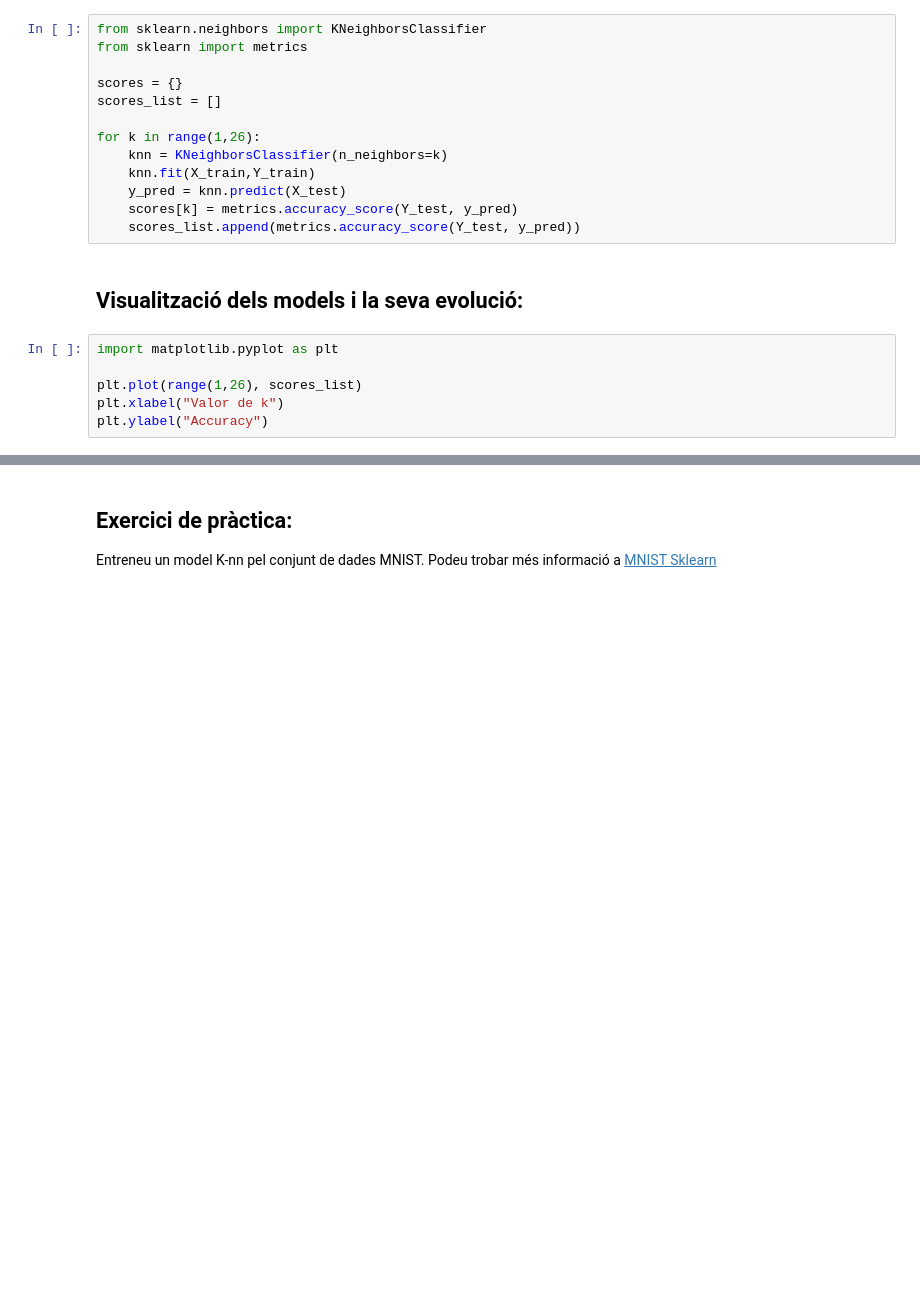
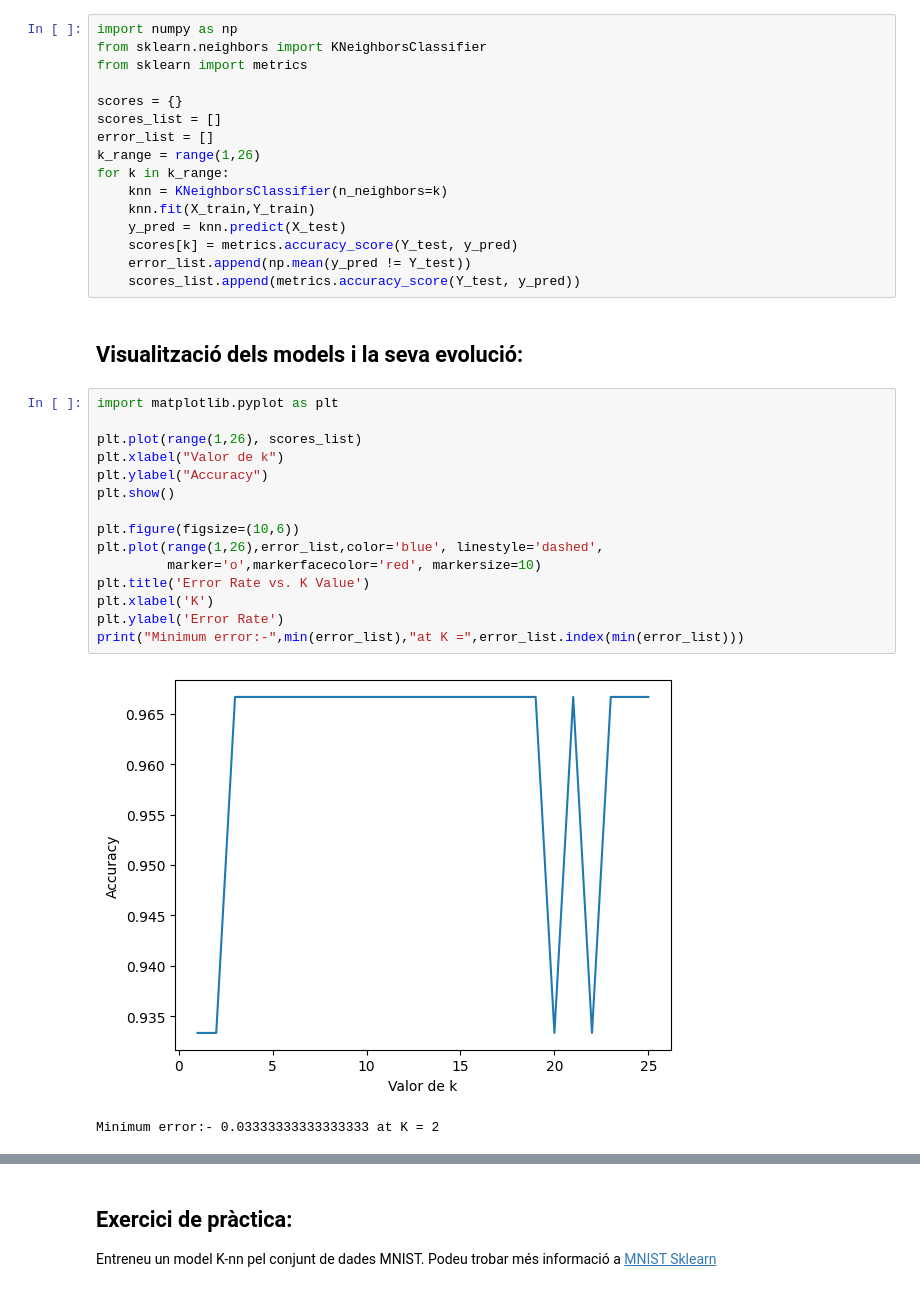
Before and after one commit to MateoProjects/CE-IA-i-Big-Data-Vedruna, a Jupyter notebook: SAA/SAA_Cap3_work.ipynb, the cells around one changed output, grey strips where cells are left out. Drawn from its saved outputs; the diff is of its cells as text; blank space fills up the shorter version.

Commit message:
fixed errors and add error lost.

```diff
--- a/SAA/SAA_Cap3_work.ipynb
+++ b/SAA/SAA_Cap3_work.ipynb
@@ -82,23 +112,38 @@ print(X_test.shape, Y_test.shape)
 
 Ara toca crear el model. No sabem quina serà la k òptima de veïns a seleccionar, per tant, el que es fa és iterar sobre diferents k i analitzar el seu resultat per veure quina és la k òptima.
 # %%
+import numpy as np
 from sklearn.neighbors import KNeighborsClassifier
 from sklearn import metrics
 
 scores = {}
 scores_list = []
-
-for k in range(1,26):
+error_list = []
+k_range = range(1,26)
+for k in k_range:
     knn = KNeighborsClassifier(n_neighbors=k)
     knn.fit(X_train,Y_train)
     y_pred = knn.predict(X_test)
     scores[k] = metrics.accuracy_score(Y_test, y_pred)
+    error_list.append(np.mean(y_pred != Y_test))
     scores_list.append(metrics.accuracy_score(Y_test, y_pred))
 # %% [markdown]
 ## Visualització dels models i la seva evolució:
-# %%
-import matplotlib.pyplot as plt
-
-plt.plot(range(1,26), scores_list)
-plt.xlabel("Valor de k")
-plt.ylabel("Accuracy")
+# %%
+import matplotlib.pyplot as plt
+
+plt.plot(range(1,26), scores_list)
+plt.xlabel("Valor de k")
+plt.ylabel("Accuracy")
+plt.show()
+
+plt.figure(figsize=(10,6))
+plt.plot(range(1,26),error_list,color='blue', linestyle='dashed',
+         marker='o',markerfacecolor='red', markersize=10)
+plt.title('Error Rate vs. K Value')
+plt.xlabel('K')
+plt.ylabel('Error Rate')
+print("Minimum error:-",min(error_list),"at K =",error_list.index(min(error_list)))
+# %% [output]
+[figure, added]
+Minimum error:- 0.03333333333333333 at K = 2
```
Also changed, not shown: parts of 8 cells of this notebook.
